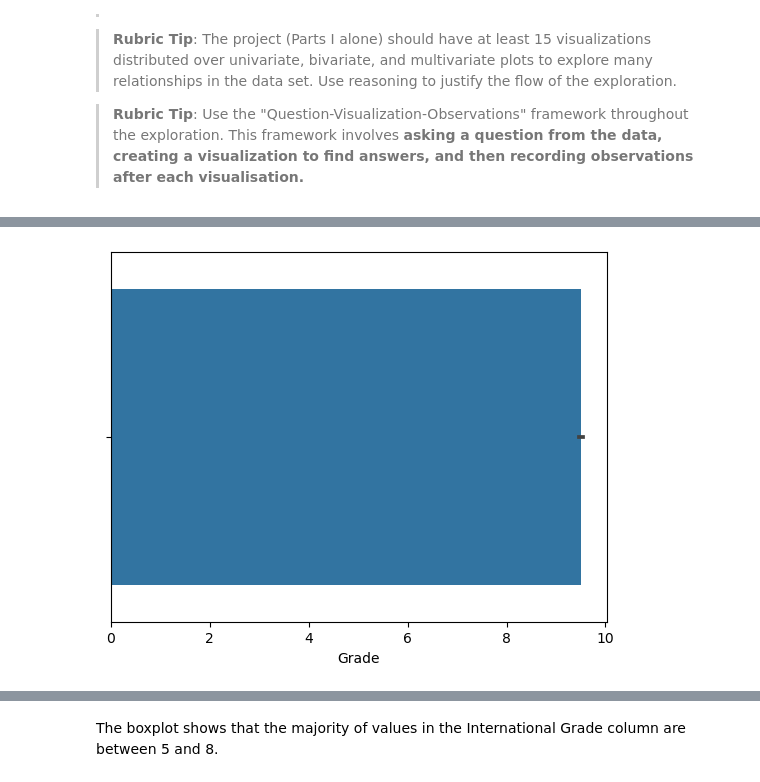
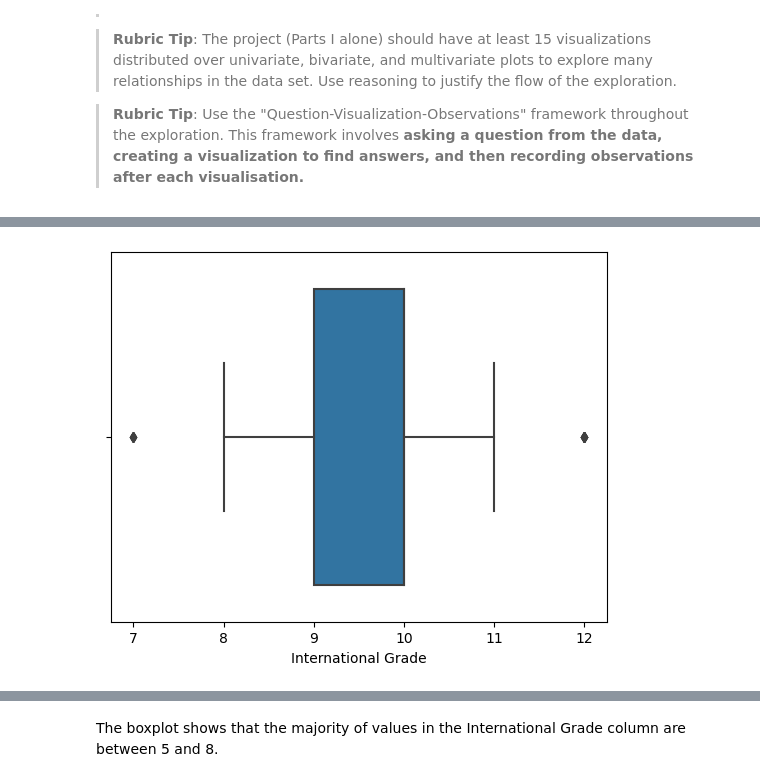
Before and after one commit to henanhasan/visualization_project, a Jupyter notebook: Part_I_exploration.ipynb, the cells around one changed output, grey strips where cells are left out. Cells and saved outputs as stored; diff of their text form; code cells hidden in the pictures.

```diff
--- a/Part_I_exploration.ipynb
+++ b/Part_I_exploration.ipynb
@@ -97,3 +85,0 @@ dfchangeddic = dfchangeddic.set_index('code')['title']
-# %%
-dic = dfchangeddic.to_dict()
-dic
@@ -130,3 +119 @@ df_renamed.head()
 prepared = df_renamed.rename(columns={'Unnamed: 0': 'id'})
-# %%
-prepared.set_index('Student ID')
@@ -224,0 +216,4 @@ and prepare yourself to look at relationships between variables.
+# %%
+igtype_changed = prepared.copy()
+igtype_changed['International Grade']= prepared['International Grade'].astype(object)
+igtype_changed['International Grade'].dtype
@@ -245,0 +243,2 @@ plt.show()
+# %%
+outliers_gone = igtype_changed[igtype_changed['International Grade'] < 96]
@@ -246,11 +275,5 @@ plt.show()
 # %%
-# Create boxplot
-sb.barplot(x=outliers_gone['International Grade'])
-
-# Label axes
-plt.xlabel('Grade')
-
-# Show plot
+sb.boxplot(outliers_gone, x= outliers_gone['International Grade'])
 plt.show()
 # %% [output]
-[figure, old version]
+[figure, new version]
```
Also changed, not shown: parts of 30 cells of this notebook, 2 other files.
